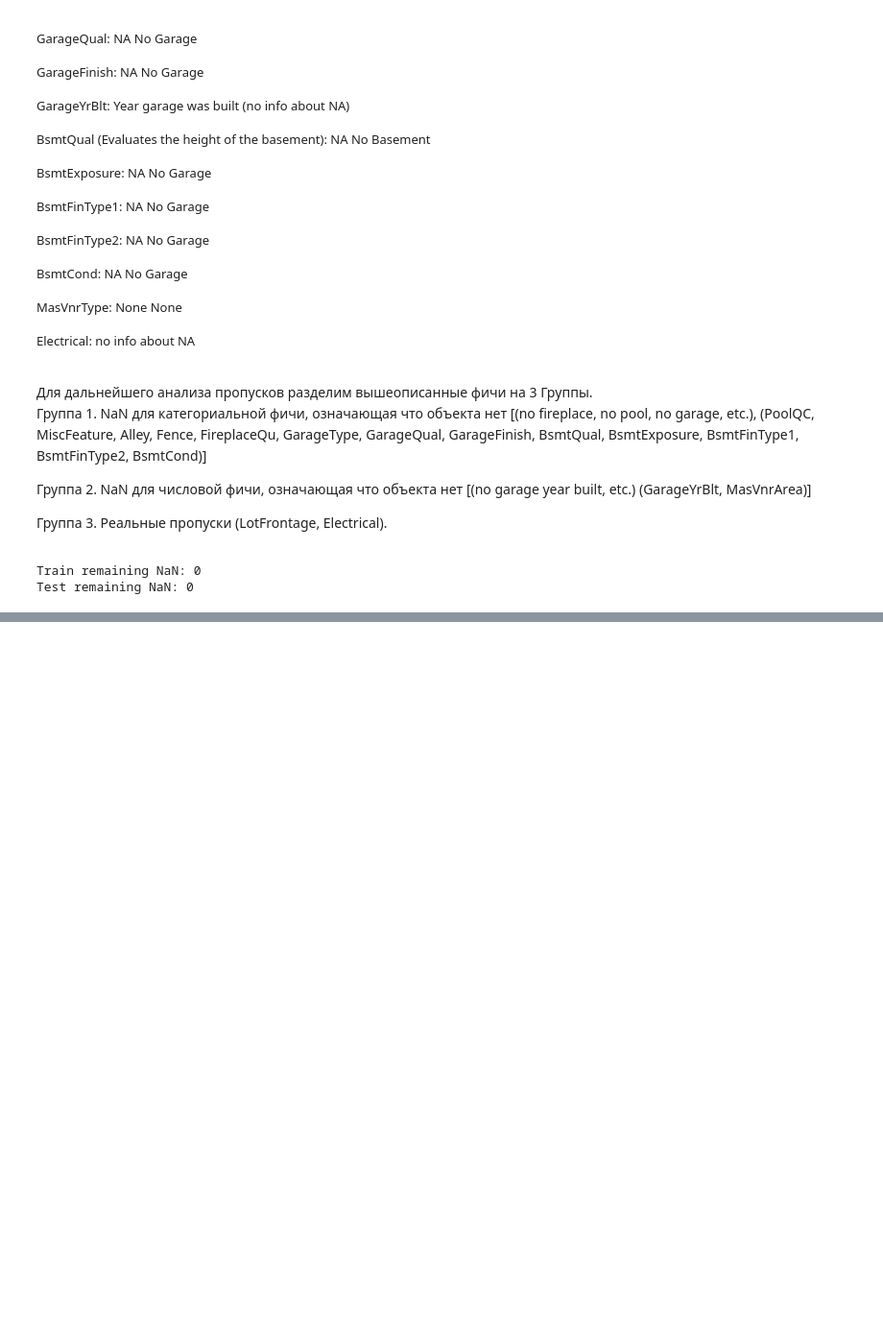
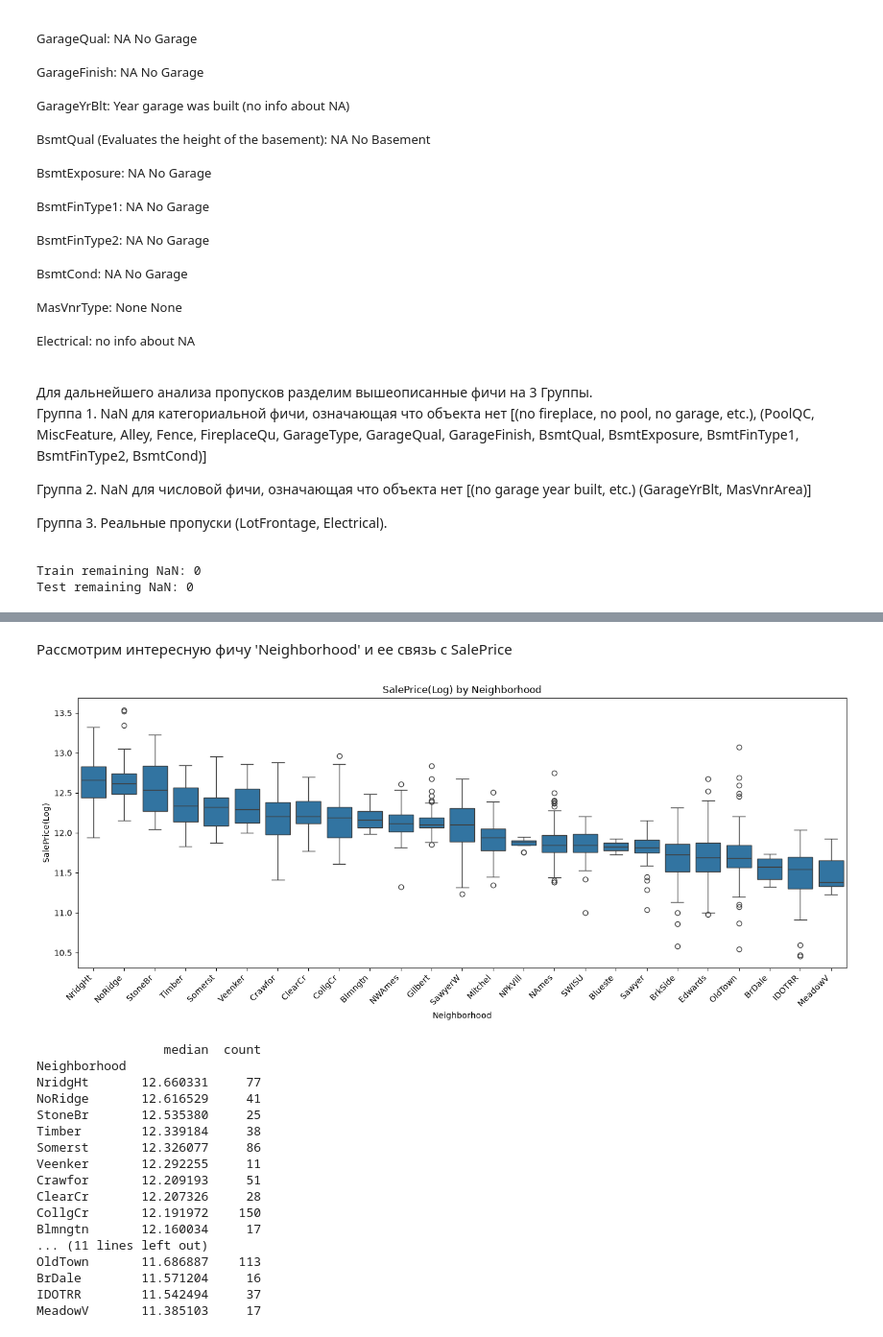
Before and after one commit to fyodor077/Kaggle-House-Prices, a Jupyter notebook: draft.ipynb, the cells around one changed output, grey strips where cells are left out. Shown at 96% size. Cells and saved outputs as stored; diff of their text form; code cells hidden in the pictures; blank space fills up the shorter version.

```diff
--- a/draft.ipynb
+++ b/draft.ipynb
@@ -141,0 +219,39 @@ Test remaining NaN: 0
+# %% [markdown]
+Рассмотрим интересную фичу 'Neighborhood' и ее связь с SalePrice
+# %%
+neighborhood_stats = train.groupby('Neighborhood')['SalePriceLog'].agg(['median', 'count']).sort_values('median', ascending=False)
+
+plt.figure(figsize=(14,6))
+sns.boxplot(
+    data=train,
+    x='Neighborhood',
+    y='SalePriceLog',
+    order=neighborhood_stats.index
+)
+plt.xticks(rotation=45, ha='right')
+plt.title('SalePrice(Log) by Neighborhood')
+plt.xlabel('Neighborhood')
+plt.ylabel('SalePrice(Log)')
+plt.tight_layout()
+plt.show()
+
+print(neighborhood_stats)
+# %% [output]
+[figure, added]
+                 median  count
+Neighborhood
+NridgHt       12.660331     77
+NoRidge       12.616529     41
+StoneBr       12.535380     25
+Timber        12.339184     38
+Somerst       12.326077     86
+Veenker       12.292255     11
+Crawfor       12.209193     51
+ClearCr       12.207326     28
+CollgCr       12.191972    150
+Blmngtn       12.160034     17
+... (11 lines left out)
+OldTown       11.686887    113
+BrDale        11.571204     16
+IDOTRR        11.542494     37
+MeadowV       11.385103     17
```
Also changed, not shown: parts of 9 cells of this notebook.
